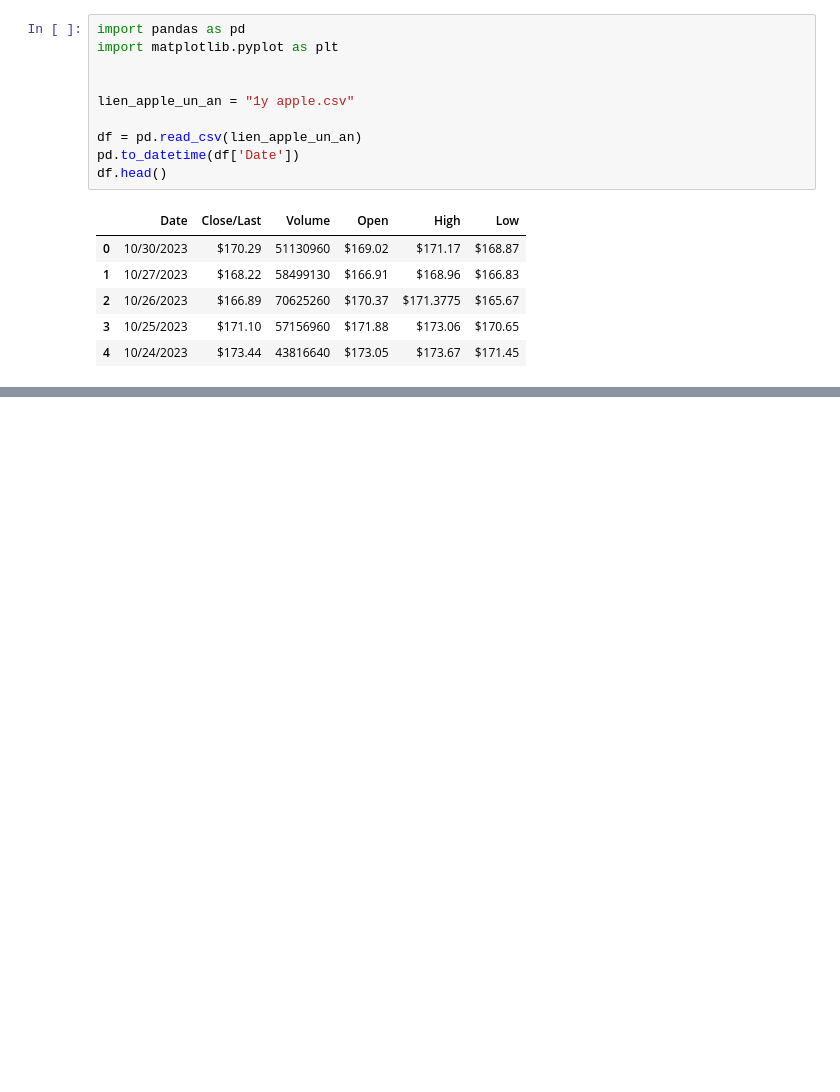
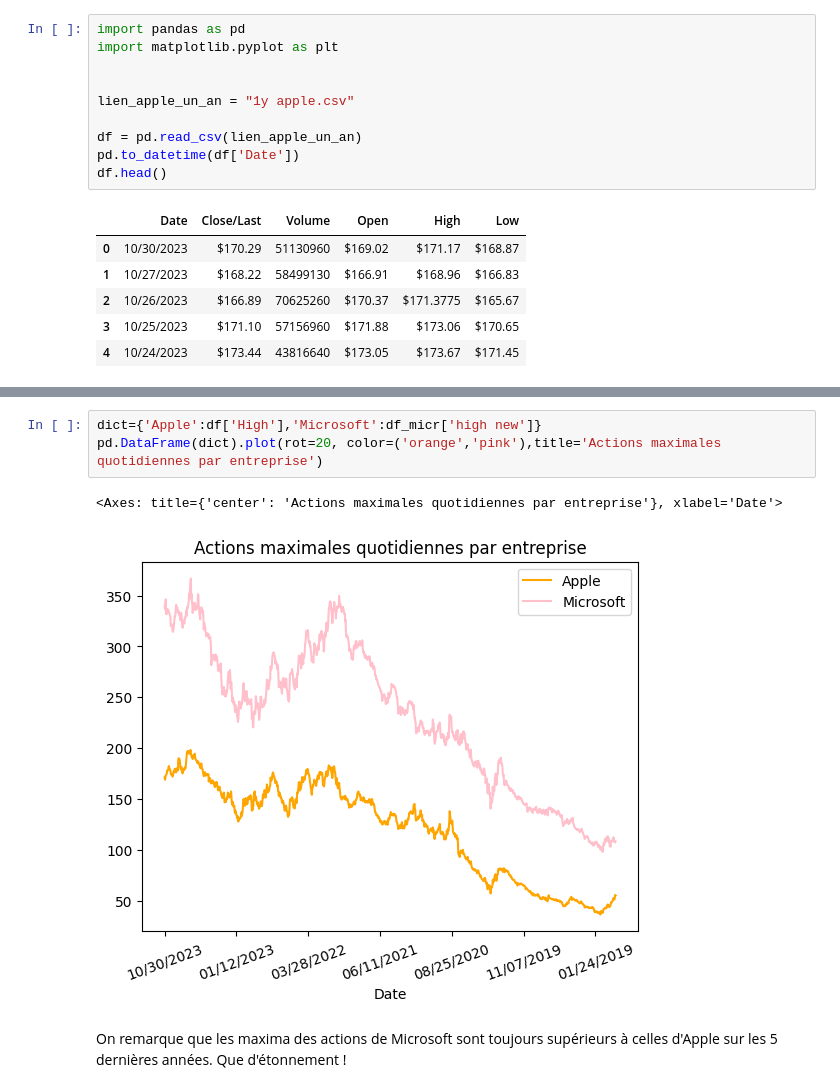
Before and after one commit to guillaume-set/pe-hackathon, a Jupyter notebook: Mila.ipynb, the cells around one changed output, grey strips where cells are left out. Cells and saved outputs as stored; diff of their text form; blank space fills up the shorter version.

```diff
--- a/Mila.ipynb
+++ b/Mila.ipynb
@@ -114,0 +145,8 @@ pd.read_csv('microsoft_5y.csv')
+# %%
+dict={'Apple':df['High'],'Microsoft':df_micr['high new']}
+pd.DataFrame(dict).plot(rot=20, color=('orange','pink'),title='Actions maximales quotidiennes par entreprise')
+# %% [output]
+<Axes: title={'center': 'Actions maximales quotidiennes par entreprise'}, xlabel='Date'>
+[figure, added]
+# %% [markdown]
+On remarque que les maxima des actions de Microsoft sont toujours supérieurs à celles d'Apple sur les 5 dernières années. Que d'étonnement !
```
Also changed, not shown: parts of 20 cells of this notebook.
